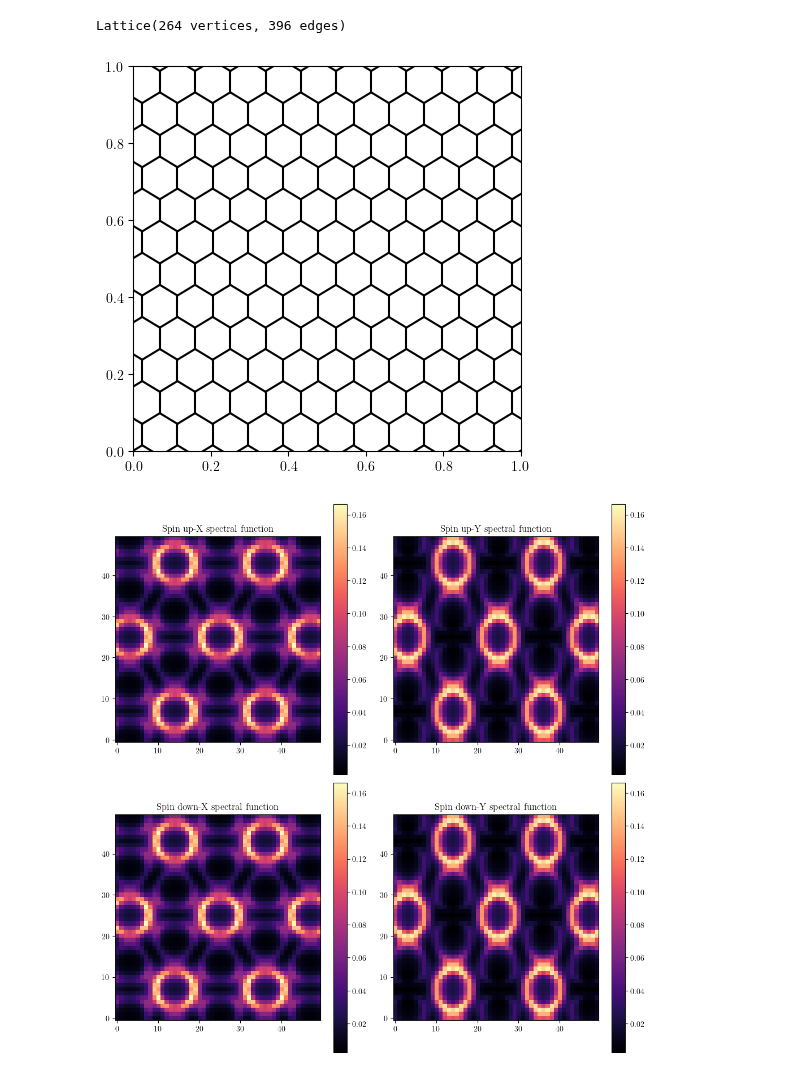
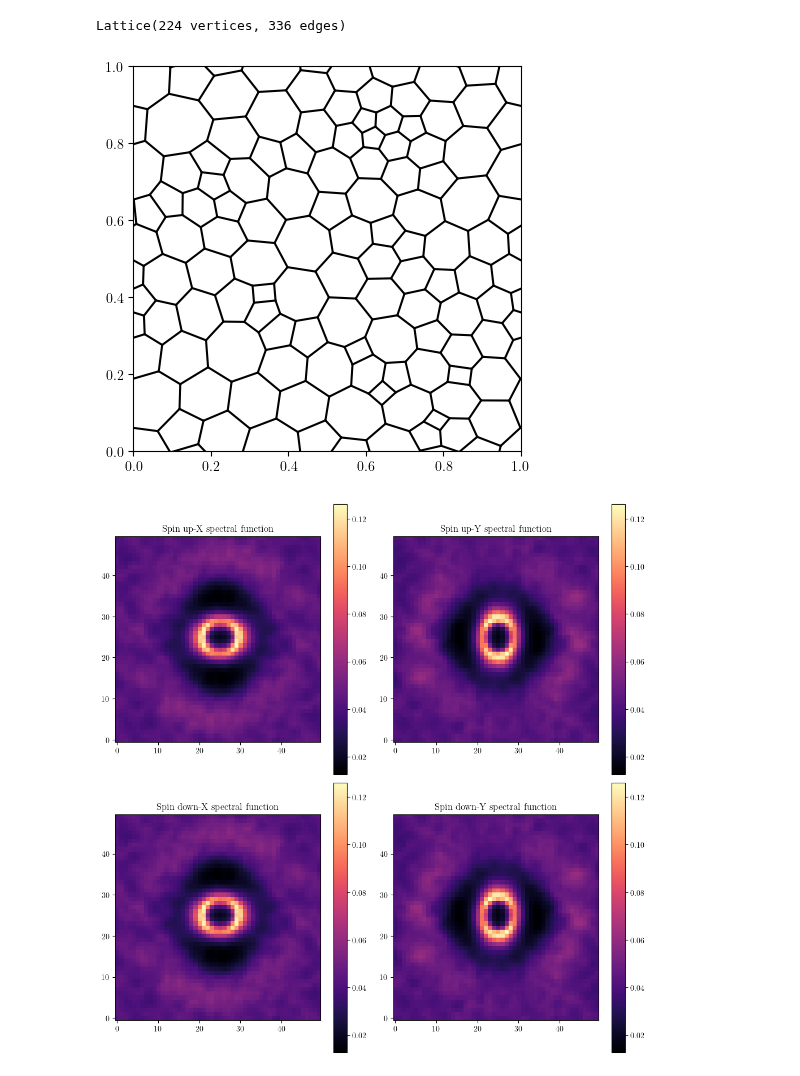
Before and after one commit to dpreuo/alter_morph, a Jupyter notebook: reproduce_val_problem.ipynb, the cells around one changed output. Drawn from its saved outputs; the diff is of its cells as text; code cells hidden in the pictures.

```diff
--- a/reproduce_val_problem.ipynb
+++ b/reproduce_val_problem.ipynb
@@ -35,29 +38,29 @@ def fermi_level(energies, filling):
 # %%
 # generate the lattice and set the initial conditions
 
 import koala.graph_utils
 
 
 system_length = 15
 lattice_type = "voronoi"
 lattice = alter_lattice_maker(system_length, lattice_type)
 
 t1 = 1
 t2 = 0.5
-J = 0.1
+J = 0.0
 U = J
 filling = 0.2
 m = np.full(lattice.n_vertices, 0)
 n = np.full(lattice.n_vertices, filling * 4)
 theta_offset = 0.0
 
 
 fig, ax = plt.subplots(1, 1, figsize=(5, 5))
 pl.plot_edges(lattice, ax=ax)
 print(lattice)
 # %% [output]
-Lattice(264 vertices, 396 edges)
+Lattice(224 vertices, 336 edges)
-[figure, old version]
+[figure, new version]
 # %%
 hamiltonian = alt_hamiltonian(lattice, t1, t2, J, U, m, n, theta_offset)
 
@@ -113,4 +116,4 @@ ax[1, 1].set_title("Spin down-Y spectral function")
 plt.tight_layout()
 plt.show()
 # %% [output]
-[figure, old version]
+[figure, new version]
```
Also changed, not shown: parts of 1 cell of this notebook, 1 other file.
